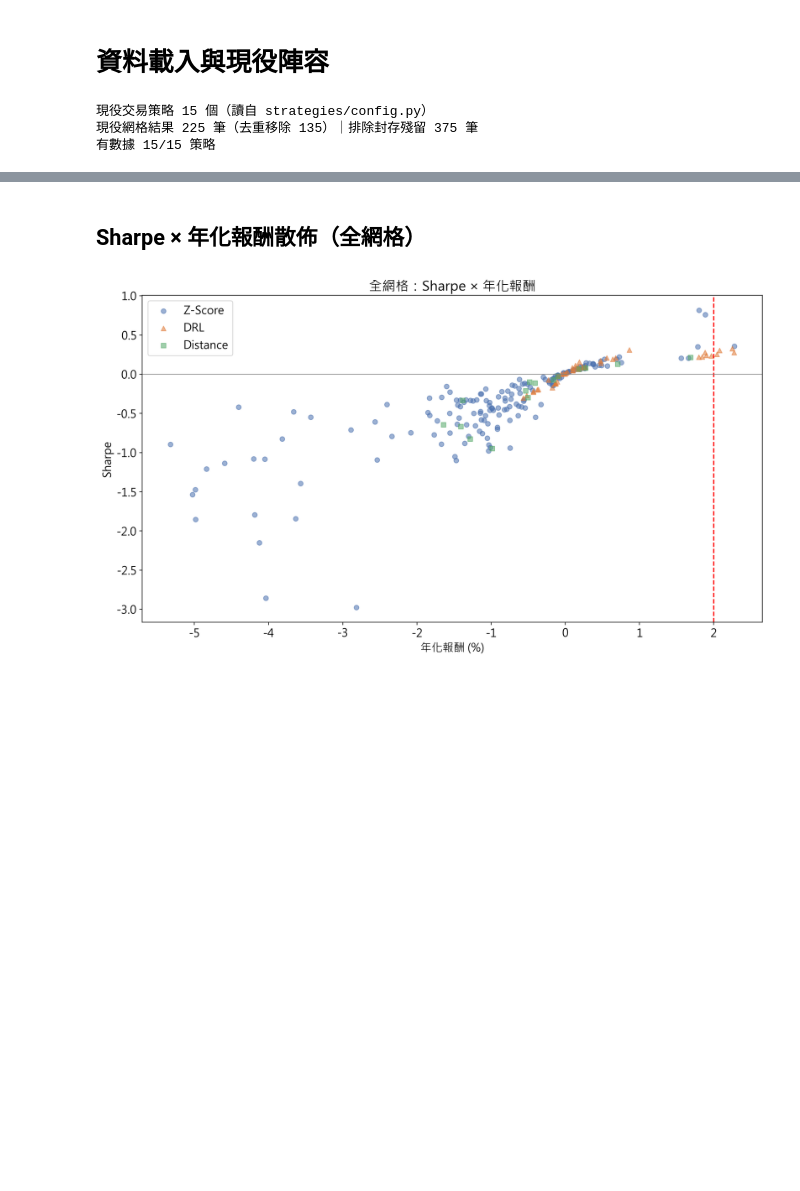
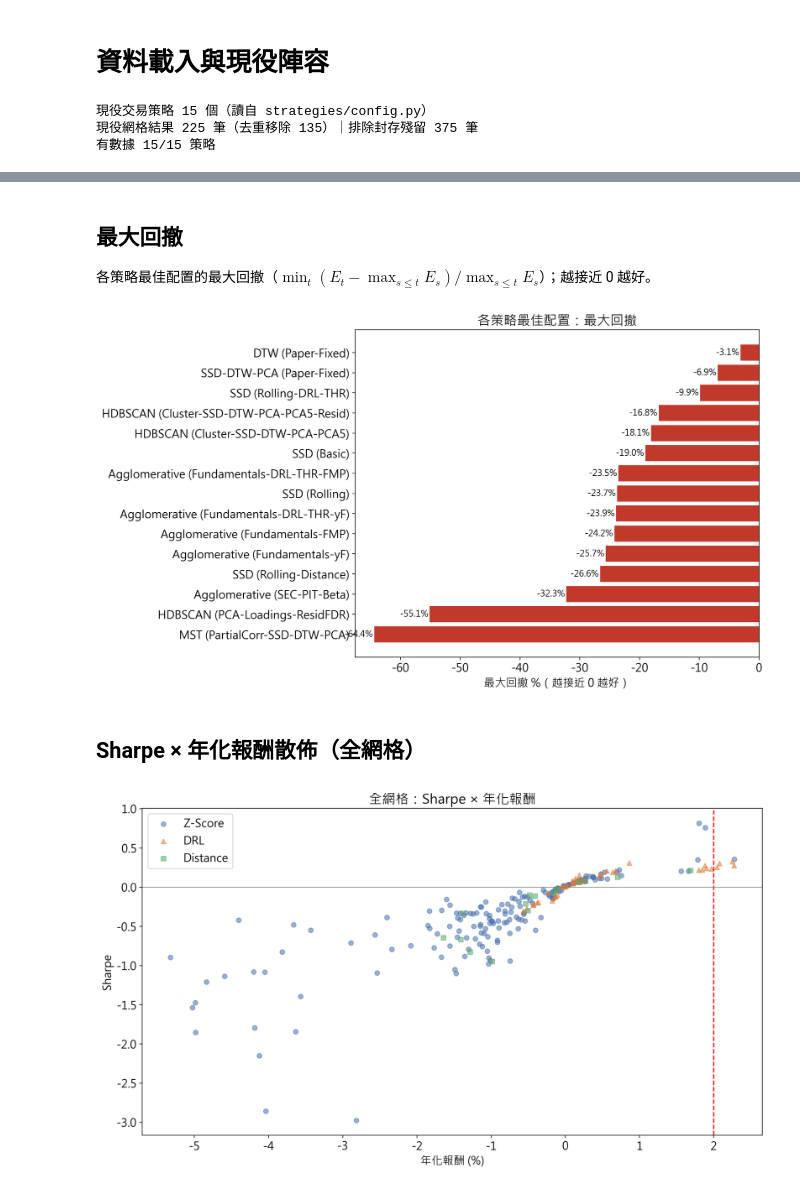
Before and after one commit to LerajieAsta/pairtrade_trainingproject, a Jupyter notebook: notebooks/comparison.ipynb, the cells around one changed output, grey strips where cells are left out. Saved outputs shown, nothing was run; the diff lists cells and outputs as text; code cells hidden in the pictures; blank space fills up the shorter version.

```diff
--- a/notebooks/comparison.ipynb
+++ b/notebooks/comparison.ipynb
@@ -204,3 +204,17 @@ plt.tight_layout(); plt.show()
+# %% [markdown]
+## 最大回撤
+
+各策略最佳配置的最大回撤（$\min_t (E_t-\max_{s\le t}E_s)/\max_{s\le t}E_s$）；越接近 0 越好。
+# %%
+d = summary.sort_values('MDD_Raw')
+fig, ax = plt.subplots(figsize=(12, 7))
+ax.barh(d['METHOD'], d['MDD_Raw'] * 100, color='#c0392b')
+ax.set_xlabel('最大回撤 %（越接近 0 越好）'); ax.set_title('各策略最佳配置：最大回撤')
+for i, v in enumerate(d['MDD_Raw'] * 100):
+    ax.text(v - 0.2, i, f'{v:.1f}%', va='center', ha='right', fontsize=11)
+plt.tight_layout(); plt.show()
+# %% [output]
+[figure, added]
 # %% [markdown]
 ## Sharpe × 年化報酬散佈（全網格）
 # %%
```
Also changed, not shown: parts of 16 cells of this notebook, 27 other files.
